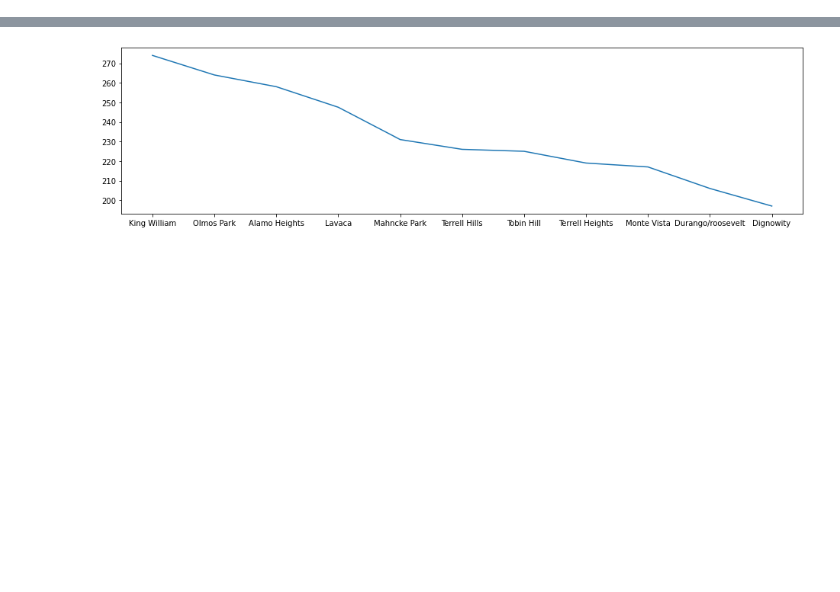
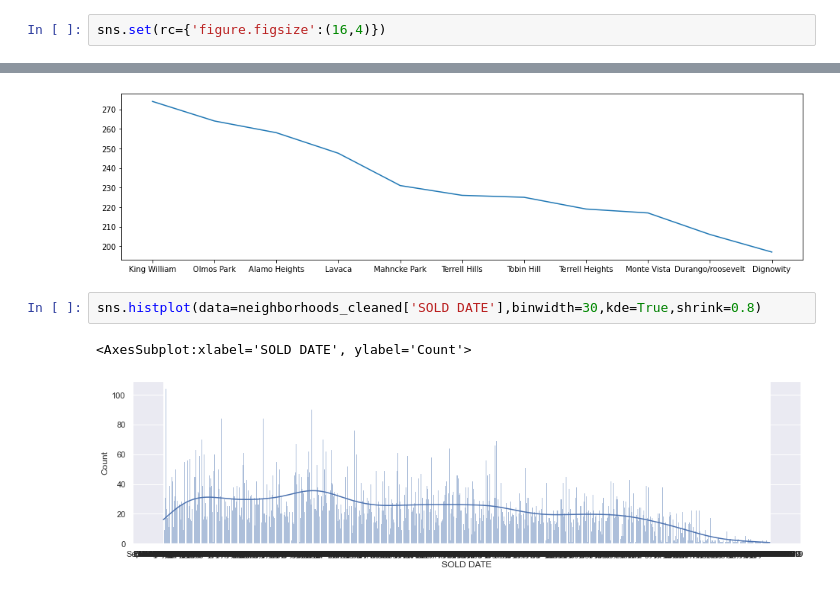
Before and after one commit to randallb15/PredictingSAHomeValues, a Jupyter notebook: FullData.ipynb, the cells around one changed output, grey strips where cells are left out. Drawn from its saved outputs; the diff is of its cells as text; blank space fills up the shorter version.

```diff
--- a/FullData.ipynb
+++ b/FullData.ipynb
@@ -1,5 +1,7 @@
 # %%
 %run src/imports.py
+# %%
+sns.set(rc={'figure.figsize':(16,4)})
 # %%
 sale_data_df = pd.read_pickle('data/full.pkl')
 # %%
@@ -112,3 +114,8 @@ fig,ax = plt.subplots(figsize=(16,4))
 ax = plt.plot(medians['$/SQUARE FEET'].head(11))
 # %% [output]
 [figure]
+# %%
+sns.histplot(data=neighborhoods_cleaned['SOLD DATE'],binwidth=30,kde=True,shrink=0.8)
+# %% [output]
+<AxesSubplot:xlabel='SOLD DATE', ylabel='Count'>
+[figure, added]
```
Also changed, not shown: 1 other file.
